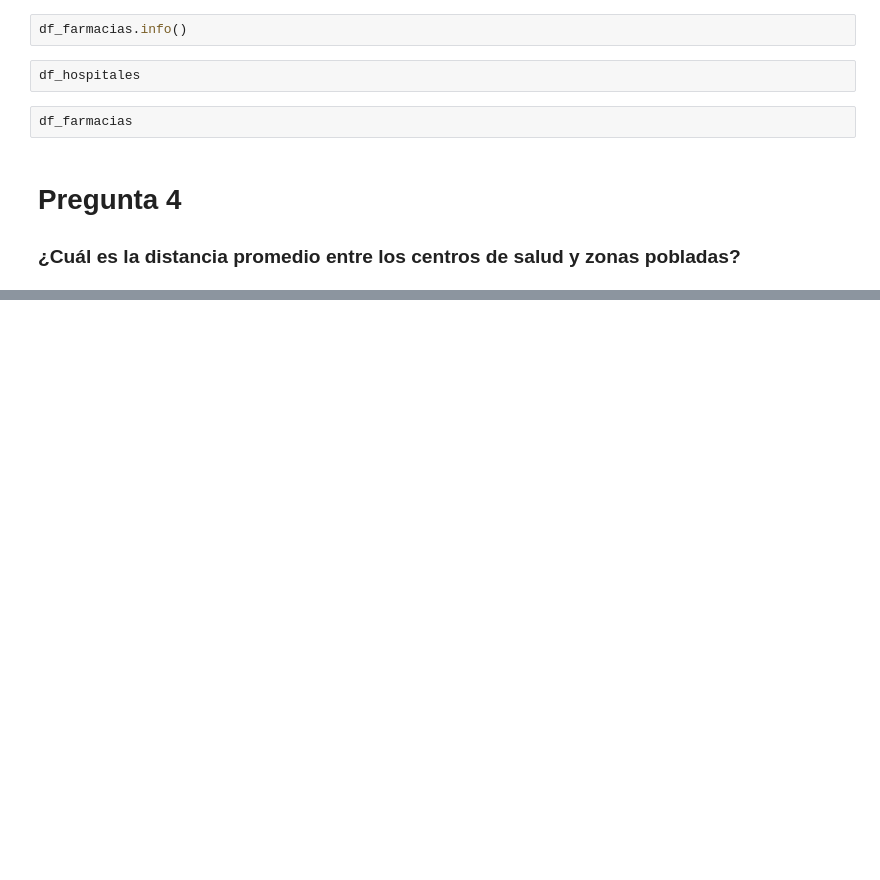
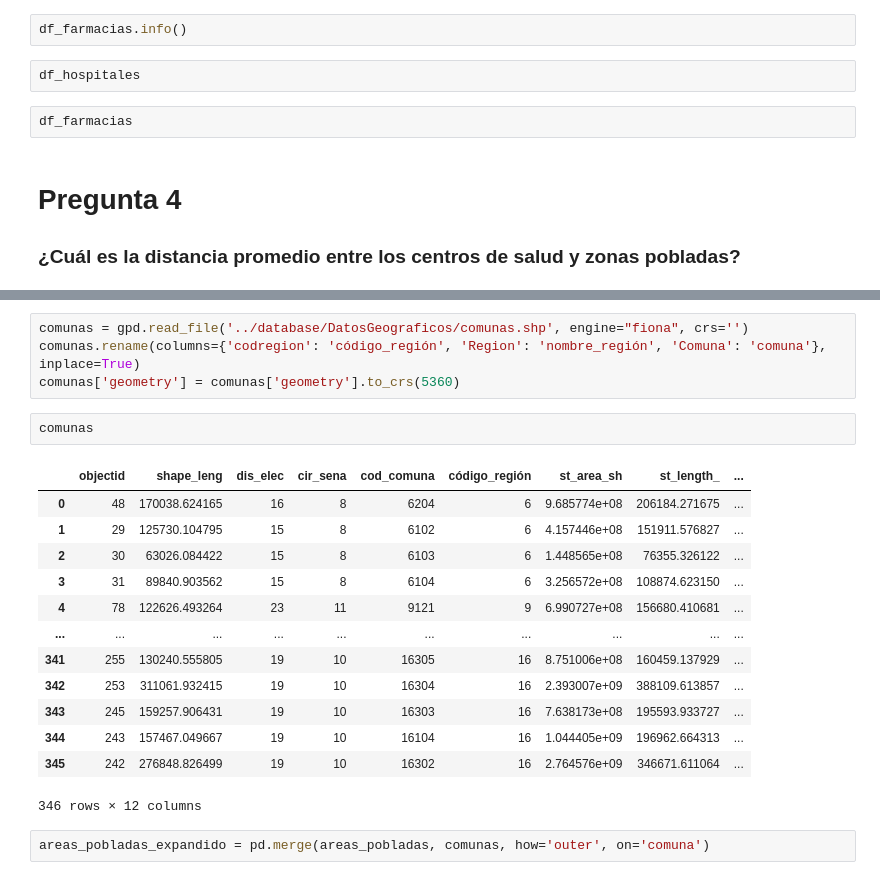
Before and after one commit to Utmite/imt2200-project, a Jupyter notebook: src/base/base.ipynb, the cells around one changed output, grey strips where cells are left out. Saved outputs shown, nothing was run; the diff lists cells and outputs as text; blank space fills up the shorter version.

```diff
--- a/src/base/base.ipynb
+++ b/src/base/base.ipynb
@@ -261,0 +250,22 @@ comunas_bcn
+# %%
+comunas = gpd.read_file('../database/DatosGeograficos/comunas.shp', engine="fiona", crs='')
+comunas.rename(columns={'codregion': 'código_región', 'Region': 'nombre_región', 'Comuna': 'comuna'}, inplace=True)
+comunas['geometry'] = comunas['geometry'].to_crs(5360)
+# %%
+comunas
+# %% [output]
+|  | objectid | shape_leng | dis_elec | cir_sena | cod_comuna | código_región | st_area_sh | st_length_ | ... |
+| 0 | 48 | 170038.624165 | 16 | 8 | 6204 | 6 | 9.685774e+08 | 206184.271675 | ... |
+| 1 | 29 | 125730.104795 | 15 | 8 | 6102 | 6 | 4.157446e+08 | 151911.576827 | ... |
+| 2 | 30 | 63026.084422 | 15 | 8 | 6103 | 6 | 1.448565e+08 | 76355.326122 | ... |
+| 3 | 31 | 89840.903562 | 15 | 8 | 6104 | 6 | 3.256572e+08 | 108874.623150 | ... |
+| 4 | 78 | 122626.493264 | 23 | 11 | 9121 | 9 | 6.990727e+08 | 156680.410681 | ... |
+| ... | ... | ... | ... | ... | ... | ... | ... | ... | ... |
+| 341 | 255 | 130240.555805 | 19 | 10 | 16305 | 16 | 8.751006e+08 | 160459.137929 | ... |
+| 342 | 253 | 311061.932415 | 19 | 10 | 16304 | 16 | 2.393007e+09 | 388109.613857 | ... |
+| 343 | 245 | 159257.906431 | 19 | 10 | 16303 | 16 | 7.638173e+08 | 195593.933727 | ... |
+| 344 | 243 | 157467.049667 | 19 | 10 | 16104 | 16 | 1.044405e+09 | 196962.664313 | ... |
+| 345 | 242 | 276848.826499 | 19 | 10 | 16302 | 16 | 2.764576e+09 | 346671.611064 | ... |
+346 rows × 12 columns
+# %%
+areas_pobladas_expandido = pd.merge(areas_pobladas, comunas, how='outer', on='comuna')
```
Also changed, not shown: parts of 30 cells of this notebook, 10 other files.
